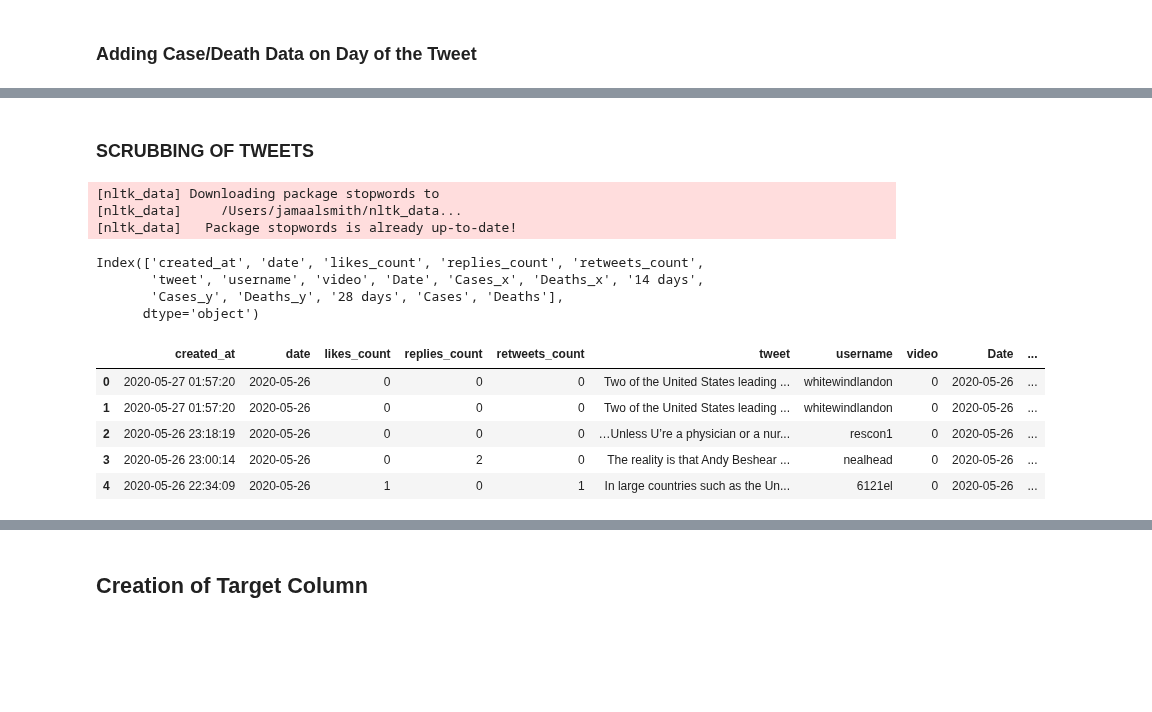
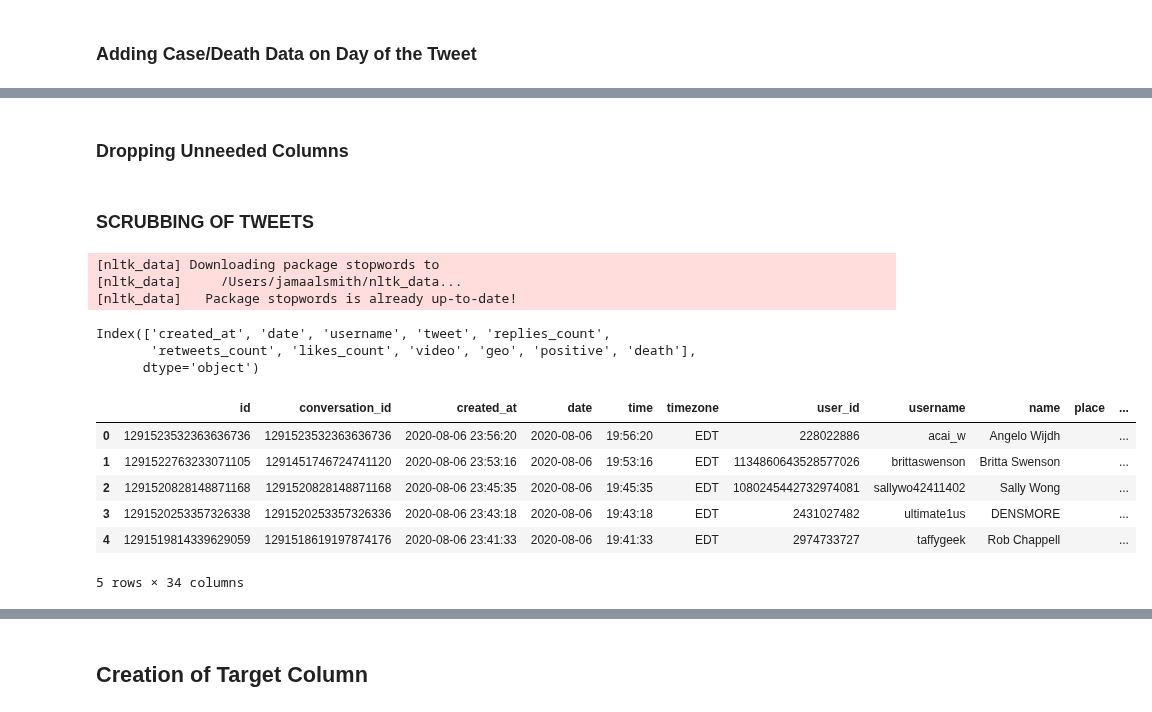
Before and after one commit to jdsmithwes/Capstone-Project, a Jupyter notebook: Dataset_creation_notebook.ipynb, the cells around one changed output, grey strips where cells are left out. Cells and saved outputs as stored; diff of their text form; code cells hidden in the pictures; blank space fills up the shorter version.

```diff
--- a/Dataset_creation_notebook.ipynb
+++ b/Dataset_creation_notebook.ipynb
@@ -74,0 +60,3 @@ covid_data.head()
+# %%
+covid_data = covid_data[['date','positive','death']]
+covid_data.head()
@@ -196,5 +71,0 @@ Baseline_tweets_case_data.head()
-# %%
-#Tweet dataframes combined
-
-Master_Tweet_df = pd.concat([All_Covid_tweets_case_data,Trump_Covid_tweets_case_data,Cuomo_Covid_tweets_case_data,Baseline_tweets_case_data])
-#Master_Tweet_df.to_csv('raw_tweet_data.csv')
@@ -217,0 +72,4 @@ state_case_df.reset_index(drop=True,inplace=True)
+# %%
+#merging the two datasets for all Covid data in one place
+Master_Tweet_dataset = pd.merge(Master_Tweet_df,covid_data,on='date')
+Master_Tweet_dataset.head()
@@ -218,7 +84,9 @@ state_case_df.reset_index(drop=True,inplace=True)
+# %% [markdown]
+### Dropping Unneeded Columns
 # %%
 #dropping unnecessary columns
 
-Master_Tweet_df = Master_Tweet_df.drop(['cashtags', 'conversation_id','geo', 'hashtags',
+Master_Tweet_dataset = Master_Tweet_dataset.drop(['cashtags', 'conversation_id', 'hashtags',
        'id','link', 'mentions', 'name', 'near', 'photos',
        'place', 'quote_url','reply_to', 'retweet',
        'retweet_date', 'retweet_id','source', 'time',
@@ -229,23 +97,23 @@ Master_Tweet_df = Master_Tweet_df.drop(['cashtags', 'conversation_id','geo', 'ha
 # %%
 #pip install textfeatures
 import textfeatures as tf
-Master_Tweet_df.columns
+Master_Tweet_dataset.columns
 # %% [output]
 [nltk_data] Downloading package stopwords to
 [nltk_data]     /Users/jamaalsmith/nltk_data...
 [nltk_data]   Package stopwords is already up-to-date!
-Index(['created_at', 'date', 'likes_count', 'replies_count', 'retweets_count',
-       'tweet', 'username', 'video', 'Date', 'Cases_x', 'Deaths_x', '14 days',
-       'Cases_y', 'Deaths_y', '28 days', 'Cases', 'Deaths'],
+Index(['created_at', 'date', 'username', 'tweet', 'replies_count',
+       'retweets_count', 'likes_count', 'video', 'geo', 'positive', 'death'],
       dtype='object')
 # %%
-#Master_Tweet_df=Master_Tweet_df.drop('date',axis=1)
+Master_Tweet_dataset=Master_Tweet_dataset.drop('created_at',axis=1)
 Master_Tweet_df.head()
 # %% [output]
-|  | created_at | date | likes_count | replies_count | retweets_count | tweet | username | video | Date | ... |
-| 0 | 2020-05-27 01:57:20 | 2020-05-26 | 0 | 0 | 0 | Two of the United States leading ... | whitewindlandon | 0 | 2020-05-26 | ... |
-| 1 | 2020-05-27 01:57:20 | 2020-05-26 | 0 | 0 | 0 | Two of the United States leading ... | whitewindlandon | 0 | 2020-05-26 | ... |
-| 2 | 2020-05-26 23:18:19 | 2020-05-26 | 0 | 0 | 0 | …Unless U’re a physician or a nur... | rescon1 | 0 | 2020-05-26 | ... |
-| 3 | 2020-05-26 23:00:14 | 2020-05-26 | 0 | 2 | 0 | The reality is that Andy Beshear ... | nealhead | 0 | 2020-05-26 | ... |
-| 4 | 2020-05-26 22:34:09 | 2020-05-26 | 1 | 0 | 1 | In large countries such as the Un... | 6121el | 0 | 2020-05-26 | ... |
+|  | id | conversation_id | created_at | date | time | timezone | user_id | username | name | place | ... |
+| 0 | 1291523532363636736 | 1291523532363636736 | 2020-08-06 23:56:20 | 2020-08-06 | 19:56:20 | EDT | 228022886 | acai_w | Angelo Wijdh |  | ... |
+| 1 | 1291522763233071105 | 1291451746724741120 | 2020-08-06 23:53:16 | 2020-08-06 | 19:53:16 | EDT | 1134860643528577026 | brittaswenson | Britta Swenson |  | ... |
+| 2 | 1291520828148871168 | 1291520828148871168 | 2020-08-06 23:45:35 | 2020-08-06 | 19:45:35 | EDT | 1080245442732974081 | sallywo42411402 | Sally Wong |  | ... |
+| 3 | 1291520253357326338 | 1291520253357326336 | 2020-08-06 23:43:18 | 2020-08-06 | 19:43:18 | EDT | 2431027482 | ultimate1us | DENSMORE |  | ... |
+| 4 | 1291519814339629059 | 1291518619197874176 | 2020-08-06 23:41:33 | 2020-08-06 | 19:41:33 | EDT | 2974733727 | taffygeek | Rob Chappell |  | ... |
+5 rows × 34 columns
 # %%
```
Also changed, not shown: parts of 48 cells of this notebook, 17 other files.
